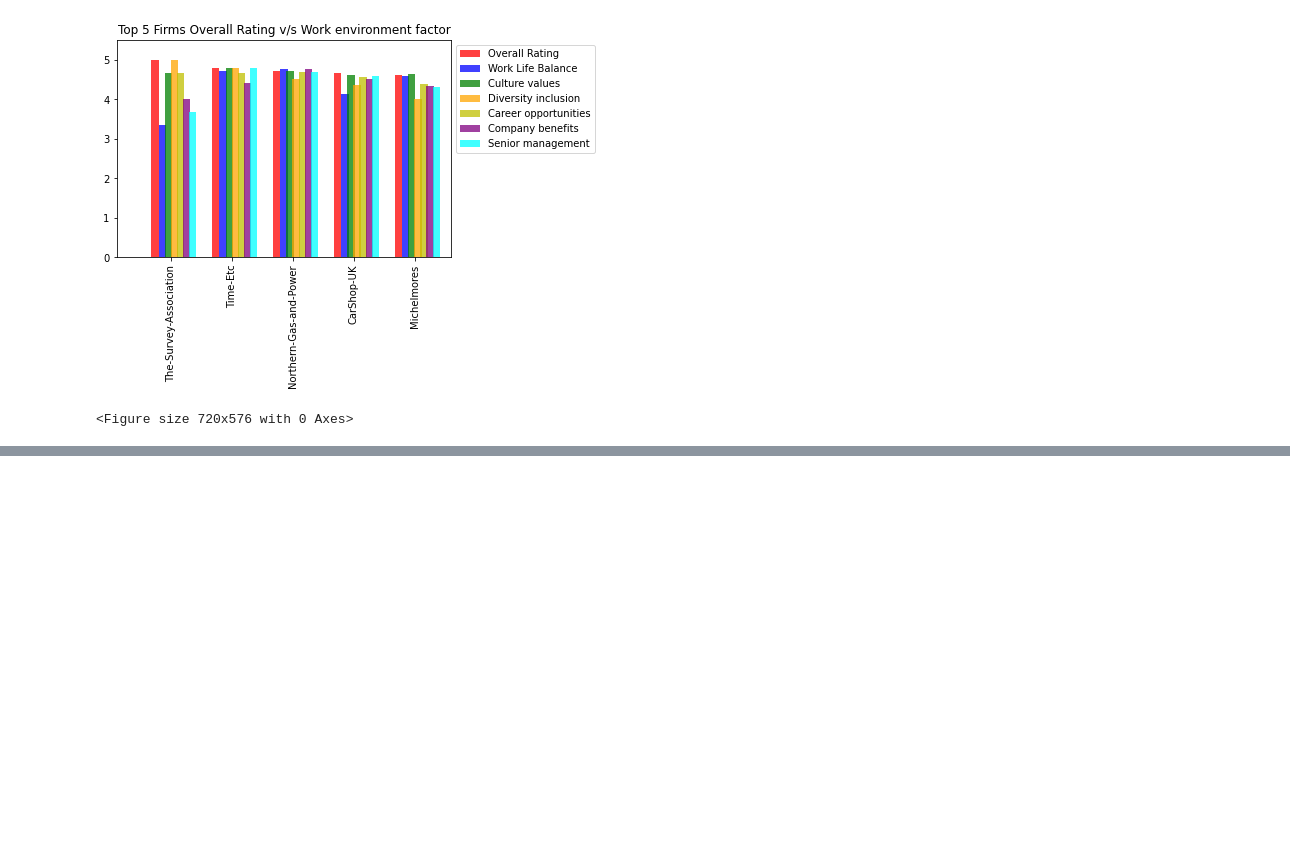
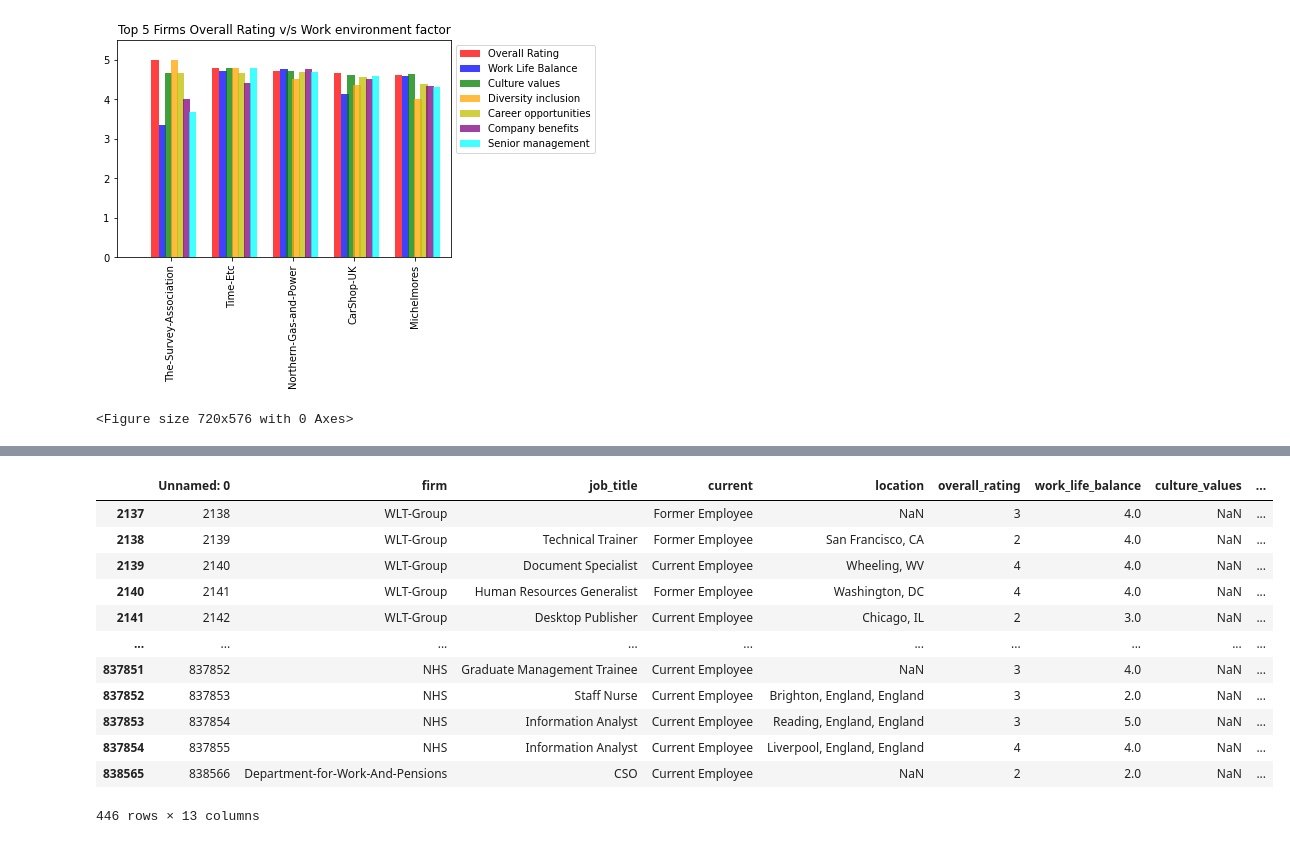
Before and after one commit to NidhiMehrotra22/Project_1_TEAM4, a Jupyter notebook: Project-1_The Greatest Job Satisfaction Soiree-checkpoint.ipynb, the cells around one changed output, grey strips where cells are left out. Saved outputs shown, nothing was run; the diff lists cells and outputs as text; code cells hidden in the pictures; blank space fills up the shorter version.

```diff
--- a/Project-1_The Greatest Job Satisfaction Soiree-checkpoint.ipynb
+++ b/Project-1_The Greatest Job Satisfaction Soiree-checkpoint.ipynb
@@ -221,0 +256,18 @@ plt.show()
+# %%
+
+firm_group_year= firm_year_df.groupby(["firm"])
+firm_group_year.head()
+# %% [output]
+|  | Unnamed: 0 | firm | job_title | current | location | overall_rating | work_life_balance | culture_values | ... |
+| 2137 | 2138 | WLT-Group |  | Former Employee | NaN | 3 | 4.0 | NaN | ... |
+| 2138 | 2139 | WLT-Group | Technical Trainer | Former Employee | San Francisco, CA | 2 | 4.0 | NaN | ... |
+| 2139 | 2140 | WLT-Group | Document Specialist | Current Employee | Wheeling, WV | 4 | 4.0 | NaN | ... |
+| 2140 | 2141 | WLT-Group | Human Resources Generalist | Former Employee | Washington, DC | 4 | 4.0 | NaN | ... |
+| 2141 | 2142 | WLT-Group | Desktop Publisher | Current Employee | Chicago, IL | 2 | 3.0 | NaN | ... |
+| ... | ... | ... | ... | ... | ... | ... | ... | ... | ... |
+| 837851 | 837852 | NHS | Graduate Management Trainee | Current Employee | NaN | 3 | 4.0 | NaN | ... |
+| 837852 | 837853 | NHS | Staff Nurse | Current Employee | Brighton, England, England | 3 | 2.0 | NaN | ... |
+| 837853 | 837854 | NHS | Information Analyst | Current Employee | Reading, England, England | 3 | 5.0 | NaN | ... |
+| 837854 | 837855 | NHS | Information Analyst | Current Employee | Liverpool, England, England | 4 | 4.0 | NaN | ... |
+| 838565 | 838566 | Department-for-Work-And-Pensions | CSO | Current Employee | NaN | 2 | 2.0 | NaN | ... |
+446 rows × 13 columns
```
Also changed, not shown: parts of 10 cells of this notebook.
